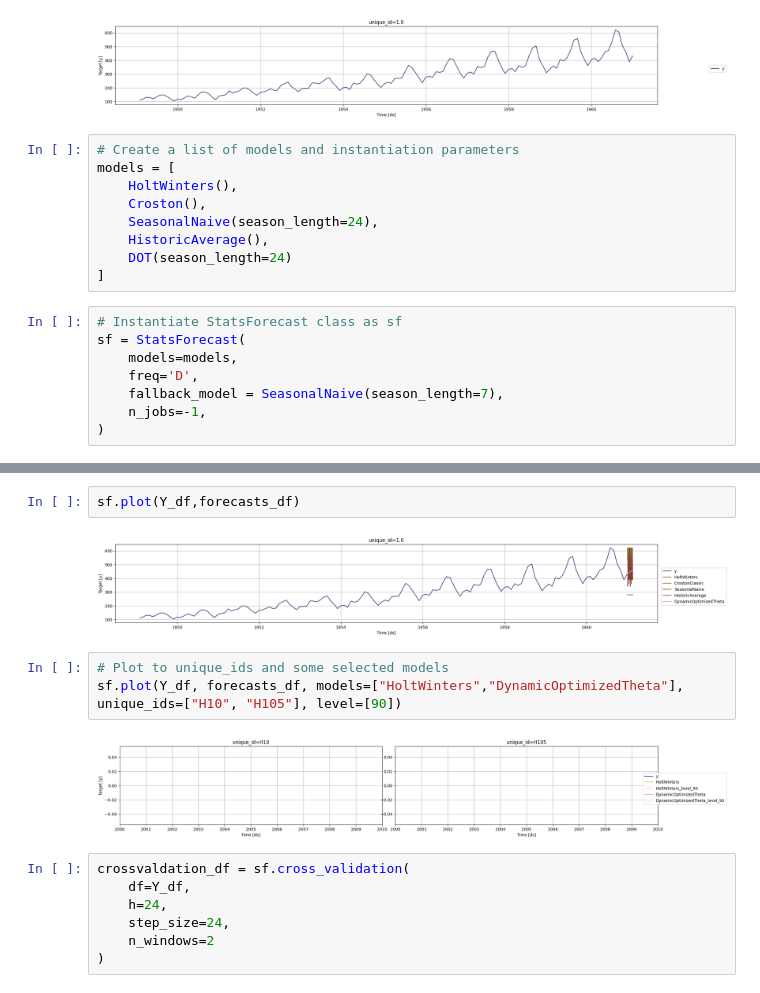
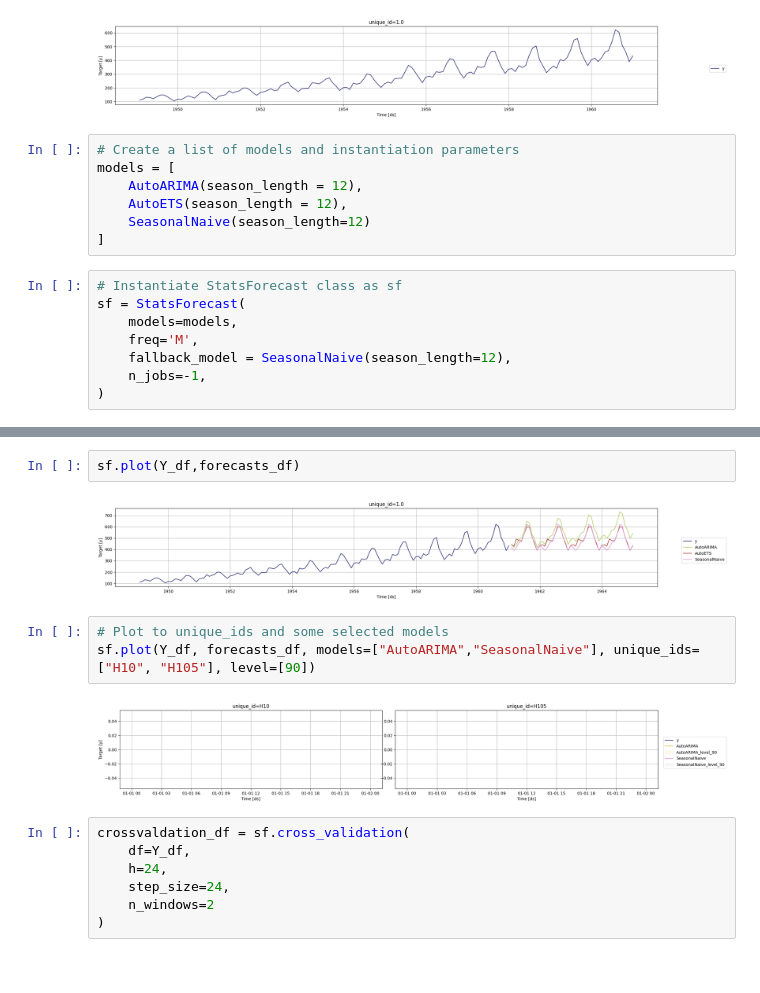
Before and after one commit to urieliram/forecast, a Jupyter notebook: multiple_series.ipynb, the cells around one changed output, grey strips where cells are left out. Cells and saved outputs as stored; diff of their text form.

```diff
--- a/multiple_series.ipynb
+++ b/multiple_series.ipynb
@@ -89,18 +31,16 @@ StatsForecast.plot(Y_df)
 # %%
 # Create a list of models and instantiation parameters
 models = [
-    HoltWinters(),
-    Croston(),
-    SeasonalNaive(season_length=24),
-    HistoricAverage(),
-    DOT(season_length=24)
+    AutoARIMA(season_length = 12),
+    AutoETS(season_length = 12),
+    SeasonalNaive(season_length=12)
 ]
 # %%
 # Instantiate StatsForecast class as sf
 sf = StatsForecast(
     models=models,
-    freq='D',
-    fallback_model = SeasonalNaive(season_length=7),
+    freq='M',
+    fallback_model = SeasonalNaive(season_length=12),
     n_jobs=-1,
 )
 # %%
@@ -116,12 +56,12 @@ forecasts_df.head()
 # %%
 sf.plot(Y_df,forecasts_df)
 # %% [output]
-[figure, old version]
+[figure, new version]
 # %%
 # Plot to unique_ids and some selected models
-sf.plot(Y_df, forecasts_df, models=["HoltWinters","DynamicOptimizedTheta"], unique_ids=["H10", "H105"], level=[90])
+sf.plot(Y_df, forecasts_df, models=["AutoARIMA","SeasonalNaive"], unique_ids=["H10", "H105"], level=[90])
 # %% [output]
-[figure, old version]
+[figure, new version]
 # %%
 crossvaldation_df = sf.cross_validation(
     df=Y_df,
```
Also changed, not shown: parts of 5 cells of this notebook, 3 other files.
